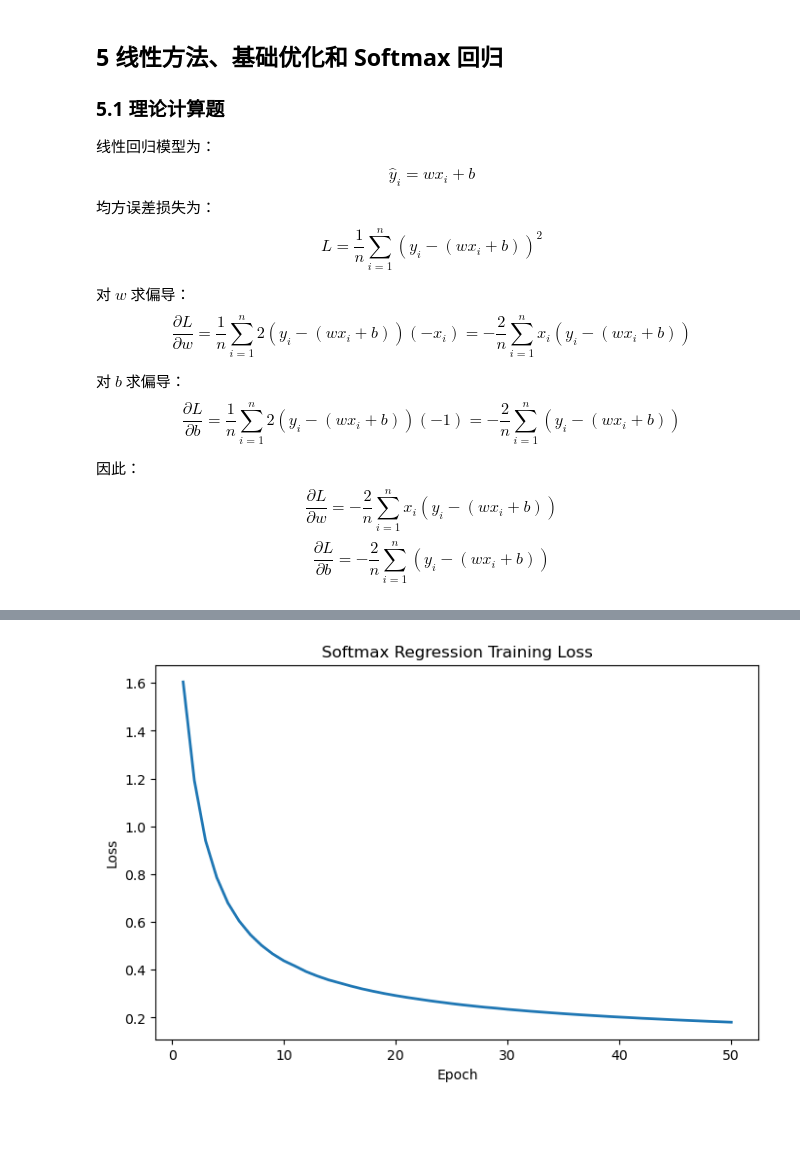
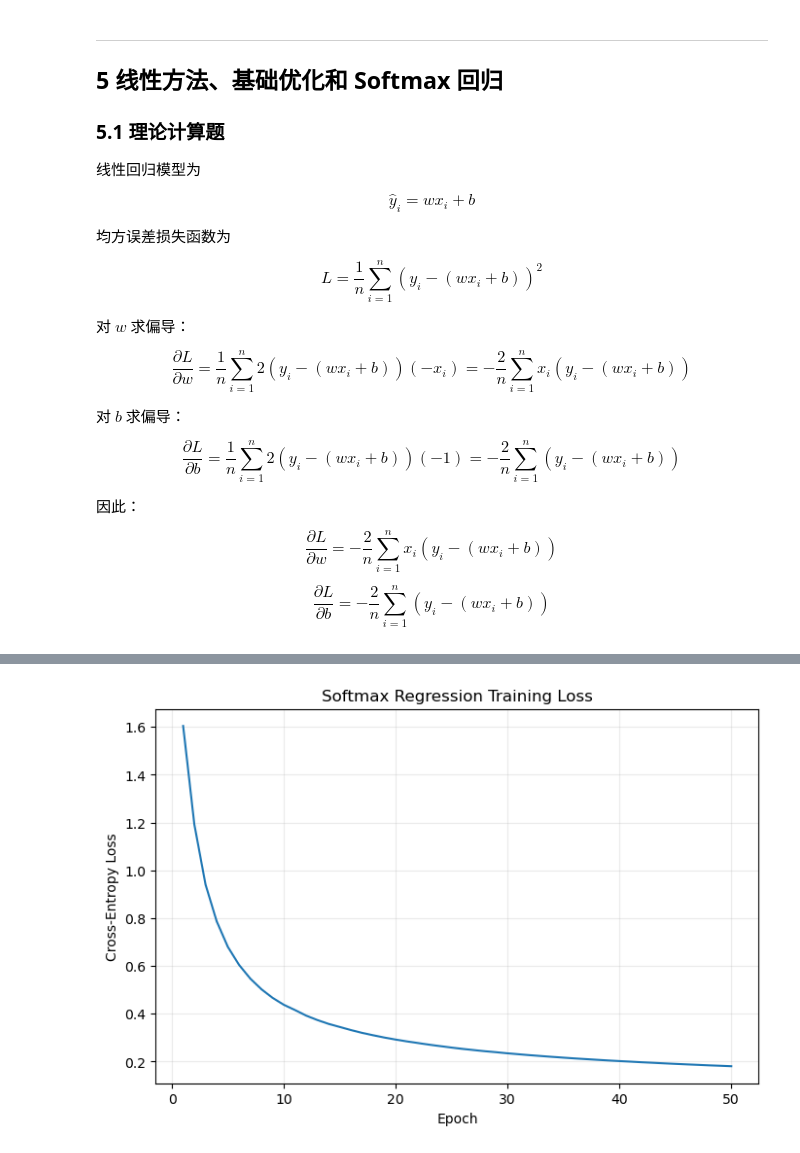
Before and after one commit to sun15565/deep_learning, a Jupyter notebook: HW01-20234080114-刘佳雨.ipynb, the cells around one changed output, grey strips where cells are left out. Saved outputs shown, nothing was run; the diff lists cells and outputs as text; code cells hidden in the pictures; blank space fills up the shorter version.

```diff
--- a/HW01-20234080114-刘佳雨.ipynb
+++ b/HW01-20234080114-刘佳雨.ipynb
@@ -274,44 +409,61 @@ dL/dw2 = 7.0
 # %% [markdown]
+---
+
 ## 5 线性方法、基础优化和 Softmax 回归
 
 ### 5.1 理论计算题
 
-线性回归模型为：
+线性回归模型为
+
 $$
 \hat y_i = wx_i + b
 $$
-均方误差损失为：
+
+均方误差损失函数为
+
 $$
-L = \frac{1}{n}\sum_{i=1}^{n}(y_i-(wx_i+b))^2
+L=\frac{1}{n}\sum_{i=1}^{n}(y_i-(wx_i+b))^2
 $$
 
 对 $w$ 求偏导：
+
 $$
 \frac{\partial L}{\partial w}
-= \frac{1}{n}\sum_{i=1}^n 2(y_i-(wx_i+b))(-x_i)
-= -\frac{2}{n}\sum_{i=1}^n x_i(y_i-(wx_i+b))
+=
+\frac{1}{n}\sum_{i=1}^{n}2(y_i-(wx_i+b))(-x_i)
+=
+-\frac{2}{n}\sum_{i=1}^{n}x_i(y_i-(wx_i+b))
 $$
 
 对 $b$ 求偏导：
+
 $$
 \frac{\partial L}{\partial b}
-= \frac{1}{n}\sum_{i=1}^n 2(y_i-(wx_i+b))(-1)
-= -\frac{2}{n}\sum_{i=1}^n (y_i-(wx_i+b))
+=
+\frac{1}{n}\sum_{i=1}^{n}2(y_i-(wx_i+b))(-1)
+=
+-\frac{2}{n}\sum_{i=1}^{n}(y_i-(wx_i+b))
 $$
 
 因此：
+
 $$
-\boxed{\frac{\partial L}{\partial w} = -\frac{2}{n}\sum_{i=1}^n x_i(y_i-(wx_i+b))}
+\boxed{\frac{\partial L}{\partial w}=-\frac{2}{n}\sum_{i=1}^{n}x_i(y_i-(wx_i+b))}
 $$
+
 $$
-\boxed{\frac{\partial L}{\partial b} = -\frac{2}{n}\sum_{i=1}^n (y_i-(wx_i+b))}
+\boxed{\frac{\partial L}{\partial b}=-\frac{2}{n}\sum_{i=1}^{n}(y_i-(wx_i+b))}
 $$
 # %%
 import numpy as np
+import matplotlib.pyplot as plt
 from sklearn.datasets import load_digits
 from sklearn.model_selection import train_test_split
+from sklearn.metrics import accuracy_score
 
 np.random.seed(42)
+
+print("========== 5.2 编程题：从零实现 Softmax 回归 ==========")
 
 # 1. 加载数据
 digits = load_digits()
@@ -326,7 +478,7 @@ X_train, X_test, Y_train, Y_test, y_train, y_test = train_test_split(
     X, Y, y, test_size=0.2, random_state=42, stratify=y
 )
 
-# 3. 实现 softmax 与交叉熵
+# 3. softmax 与交叉熵
 def softmax(logits):
     logits = logits - np.max(logits, axis=1, keepdims=True)
     exp_vals = np.exp(logits)
@@ -337,7 +489,7 @@ def cross_entropy(y_true, y_pred):
     y_pred = np.clip(y_pred, eps, 1.0)
     return -np.mean(np.sum(y_true * np.log(y_pred), axis=1))
 
-# 4. 小批量 SGD 训练
+# 4. 小批量 SGD
 n_features = X_train.shape[1]
 W = np.zeros((n_features, num_classes))
 b = np.zeros((1, num_classes))
@@ -354,9 +506,10 @@ for epoch in range(epochs):
     X_train_shuffled = X_train[indices]
     Y_train_shuffled = Y_train[indices]
 
-    for i in range(0, n_train, batch_size):
-        xb = X_train_shuffled[i:i+batch_size]
-        yb = Y_train_shuffled[i:i+batch_size]
+    for start in range(0, n_train, batch_size):
+        end = start + batch_size
+        xb = X_train_shuffled[start:end]
+        yb = Y_train_shuffled[start:end]
 
         logits = xb @ W + b
         probs = softmax(logits)
@@ -368,22 +521,25 @@ for epoch in range(epochs):
         W -= lr * grad_W
         b -= lr * grad_b
 
-    train_loss = cross_entropy(Y_train, softmax(X_train @ W + b))
+    train_probs = softmax(X_train @ W + b)
+    train_loss = cross_entropy(Y_train, train_probs)
     loss_history.append(train_loss)
 
-# 5. 测试集准确率
+    if (epoch + 1) % 10 == 0:
+        print(f"Epoch {epoch + 1:2d} | Train Loss = {train_loss:.6f}")
+
+# 5. 测试准确率
 test_probs = softmax(X_test @ W + b)
-test_pred = np.argmax(test_probs, axis=1)
-test_acc = np.mean(test_pred == y_test)
+y_pred = np.argmax(test_probs, axis=1)
+acc = accuracy_score(y_test, y_pred)
 
-print("测试集准确率 =", test_acc)
+print("\n测试集准确率 =", acc)
 
-# 画损失曲线
-import matplotlib.pyplot as plt
 plt.figure(figsize=(8, 5))
-plt.plot(range(1, epochs+1), loss_history, linewidth=2)
+plt.plot(range(1, epochs + 1), loss_history)
 plt.xlabel("Epoch")
-plt.ylabel("Loss")
+plt.ylabel("Cross-Entropy Loss")
 plt.title("Softmax Regression Training Loss")
+plt.grid(alpha=0.25)
 plt.show()
 # %% [output]
@@ -390,2 +553,2 @@ plt.show()
 测试集准确率 = 0.9527777777777777
-[figure, old version]
+[figure, new version]
```
Also changed, not shown: parts of 25 cells of this notebook.
